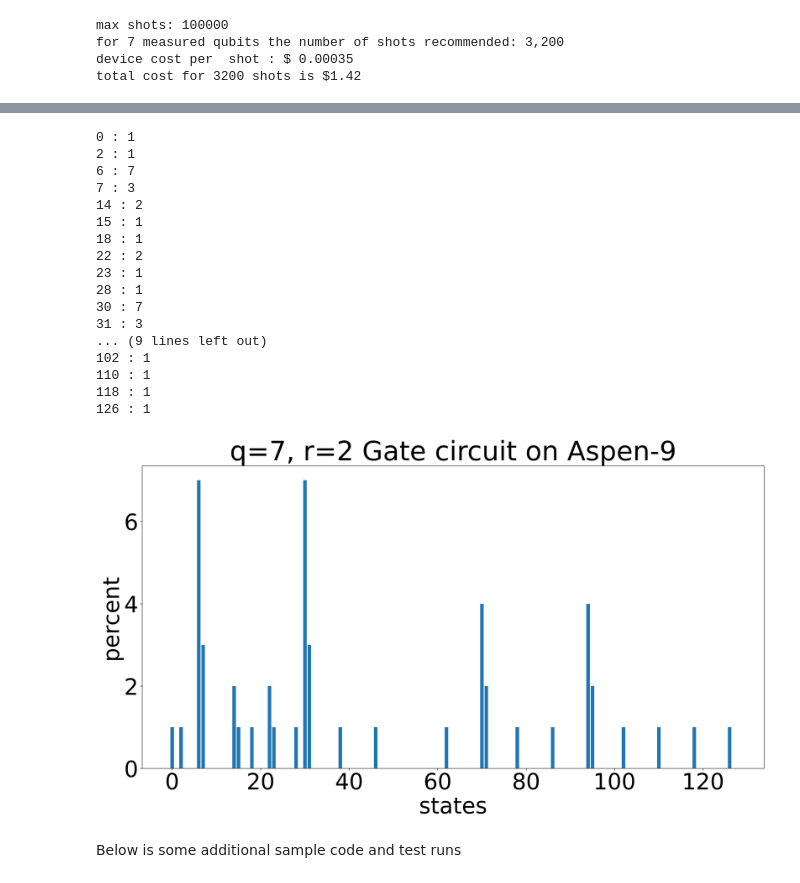
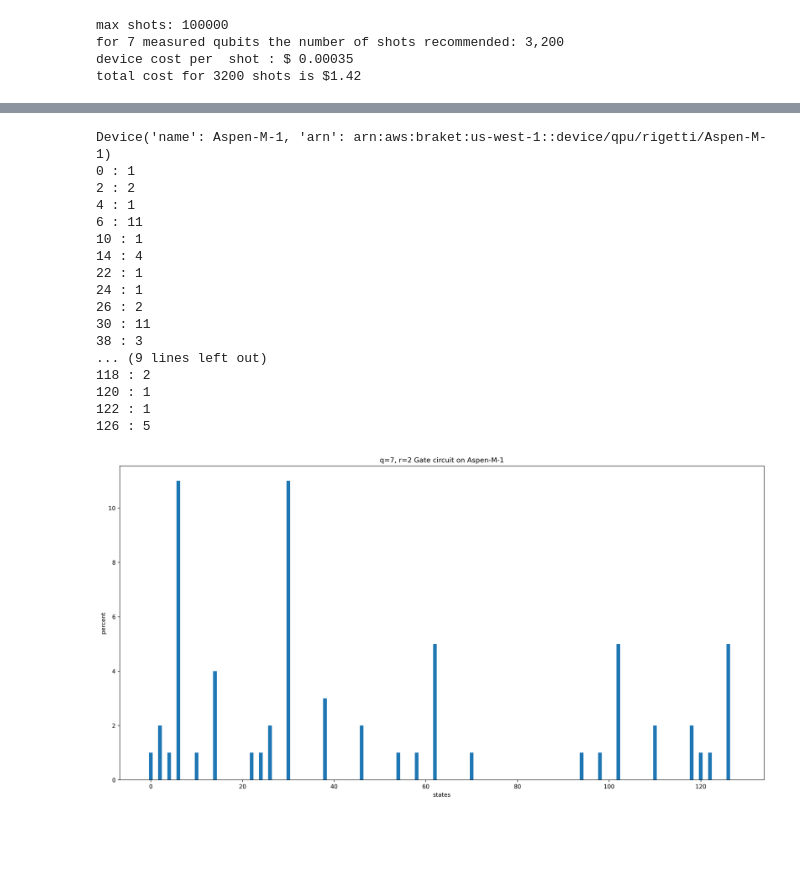
Before and after one commit to PacktPublishing/Quantum-Computing-Experimentation-with-Amazon-Braket, a Jupyter notebook: Chapter 6/B16482_Chapter 6 - Using gate-based Quantum Computers - Part 3. Circuit inspired by Google Supremacy.ipynb, the cells around one changed output, grey strips where cells are left out. Cells and saved outputs as stored; diff of their text form; code cells hidden in the pictures; blank space fills up the shorter version.

Commit message:
Update B16482_Chapter 6 - Using gate-based Quantum Computers - Part 3. Circuit inspired by Google Supremacy.ipynb
Updated run to Aspen M-1

```diff
--- a/Chapter 6/B16482_Chapter 6 - Using gate-based Quantum Computers - Part 3. Circuit inspired by Google Supremacy.ipynb
+++ b/Chapter 6/B16482_Chapter 6 - Using gate-based Quantum Computers - Part 3. Circuit inspired by Google Supremacy.ipynb
@@ -782,24 +892,64 @@ total cost for 3200 shots is $1.42
+# %%
+# this function has been updated with an additional display_binary flag
+def run_rigetti(circuit, shots, s3_folder, title='', display_binary=True):
+    import matplotlib.pyplot as plt
+#    %matplotlib inline
+
+    device=set_device('Aspen-M-1')
+
+    result = device.run(circuit, shots=shots, s3_destination_folder=s3_folder, disable_qubit_rewiring=True).result()
+    counts = result.measurement_counts
+
+
+    if display_binary==True:
+        print(counts)
+        plt.bar(int(counts.keys(),2), counts.values());
+        plt.title(title)
+        plt.xlabel('states');
+        plt.ylabel('counts');
+        plt.show()
+    else:
+        x_val=[]
+        y_val=[]
+        dec_counts={}
+        for i in (counts.keys()):
+            x_val.append(int(i,2))
+        for i in (counts.values()):
+            y_val.append(int(100*i/shots))
+
+
+        x_index=np.argsort(x_val)
+        for i in (x_index):
+            if y_val[i]>=1:
+                print(x_val[i],':', y_val[i])
+        plt.rcParams["figure.figsize"] = (20,10)
+        plt.rcParams['figure.dpi'] = 300
+        plt.bar(x_val, y_val)
+        plt.title(title)
+        plt.xlabel('states');
+        plt.ylabel('percent');
+
+        plt.show()
+    return(result)
 # %%
 title='q='+str(n)+', r='+str(r)+' Gate circuit on '+device_name
-result=run_circuit(device, g_circ, shots, s3_folder, title, False)
+result=run_rigetti(g_circ, shots, s3_folder, title, False)
 # %% [output]
+Device('name': Aspen-M-1, 'arn': arn:aws:braket:us-west-1::device/qpu/rigetti/Aspen-M-1)
 0 : 1
-2 : 1
-6 : 7
-7 : 3
-14 : 2
-15 : 1
-18 : 1
-22 : 2
-23 : 1
-28 : 1
-30 : 7
-31 : 3
+2 : 2
+4 : 1
+6 : 11
+10 : 1
+14 : 4
+22 : 1
+24 : 1
+26 : 2
+30 : 11
+38 : 3
 ... (9 lines left out)
-102 : 1
-110 : 1
-118 : 1
-126 : 1
+118 : 2
+120 : 1
+122 : 1
+126 : 5
-[figure, old version]
+[figure, new version]
-# %% [markdown]
-Below is some additional sample code and test runs
```
Also changed, not shown: parts of 22 cells of this notebook.
